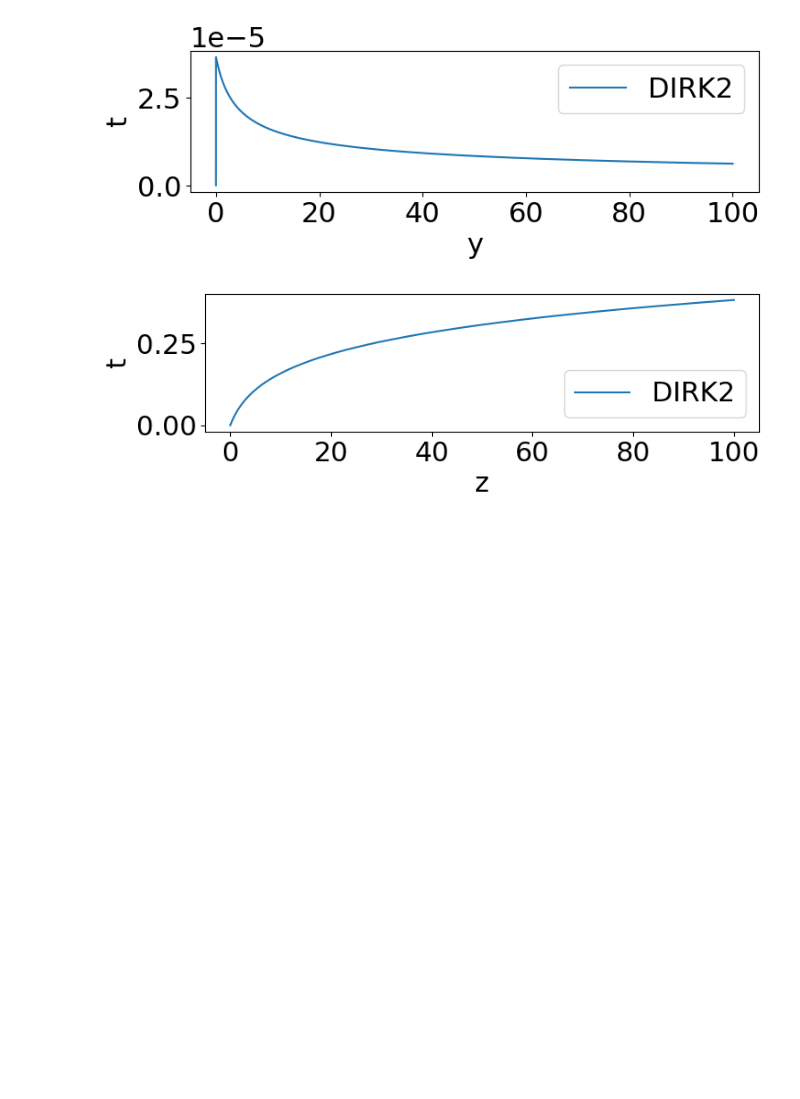
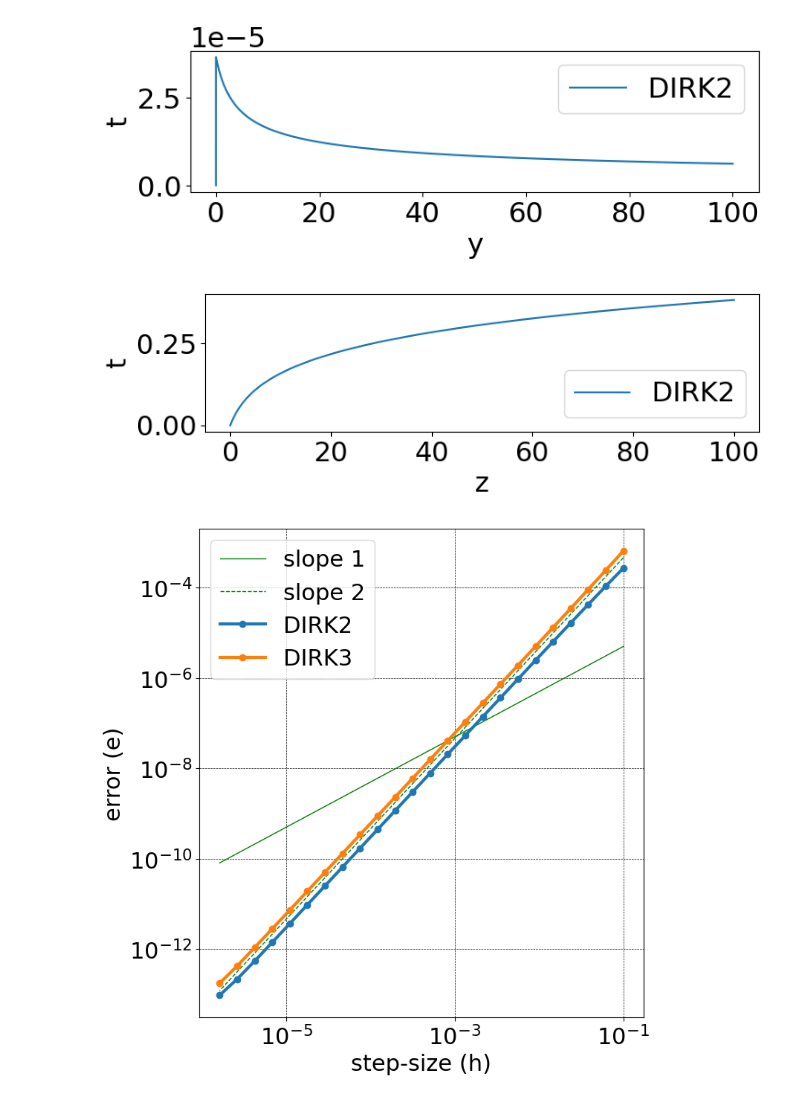
Before and after one commit to AlexZhangKKA/AMSC661, a Jupyter notebook: HW_AMSC661/HW3_AMSC661/RobertsonHW3.ipynb, the cells around one changed output. Saved outputs shown, nothing was run; the diff lists cells and outputs as text; code cells hidden in the pictures; blank space fills up the shorter version.

```diff
--- a/HW_AMSC661/HW3_AMSC661/RobertsonHW3.ipynb
+++ b/HW_AMSC661/HW3_AMSC661/RobertsonHW3.ipynb
@@ -119,0 +148,39 @@ plt.legend()
+# %%
+y0 = sin(pi/4)
+
+hs = 10 ** (-np.arange(1,6,5/24))
+
+y = lambda t: exp(-L*t)*(y0 - phi_func(0)) + phi_func(t)
+
+err2 = []
+err3 = []
+
+for h in hs:
+    times = np.arange(0, Tmax, h)
+    y_exc = [y(t) for t in times]
+    y_app2 = [y0]
+    y_app3 = [y0]
+    for i in range(len(times)):
+        y_app2.append(DIRK2(times[i], y_app2[-1], h))
+        y_app3.append(DIRK3(times[i], y_app3[-1], h))
+    err2.append(max([abs(y_app2[i]-y_exc[i]) for i in range(len(times))]))
+    err3.append(max([abs(y_app3[i]-y_exc[i]) for i in range(len(times))]))
+
+
+    # plot
+plt.rcParams.update({'font.size': 22})
+fig, ax = plt.subplots(figsize=(8,8))
+plt.plot(hs, [.00005*h for h in hs],linestyle = '-',color='g', linewidth=1)
+plt.plot(hs, [.046*h**2 for h in hs],linestyle = '--',color='g', linewidth=1)
+plt.plot(hs,err2, 'o-', linewidth=3)
+plt.plot(hs,err3, 'o-', linewidth=3)
+plt.xlabel("step-size (h)")
+plt.ylabel("error (e)")
+plt.xscale('log')
+plt.yscale('log')
+plt.legend(['slope 1','slope 2','DIRK2','DIRK3'])
+plt.grid(color='k', linestyle='--', linewidth=0.5)
+plt.tight_layout()
+# plt.savefig('Proth_Rob_a.pdf')
+# %% [output]
+[figure, added]
```
Also changed, not shown: parts of 1 cell of this notebook.
